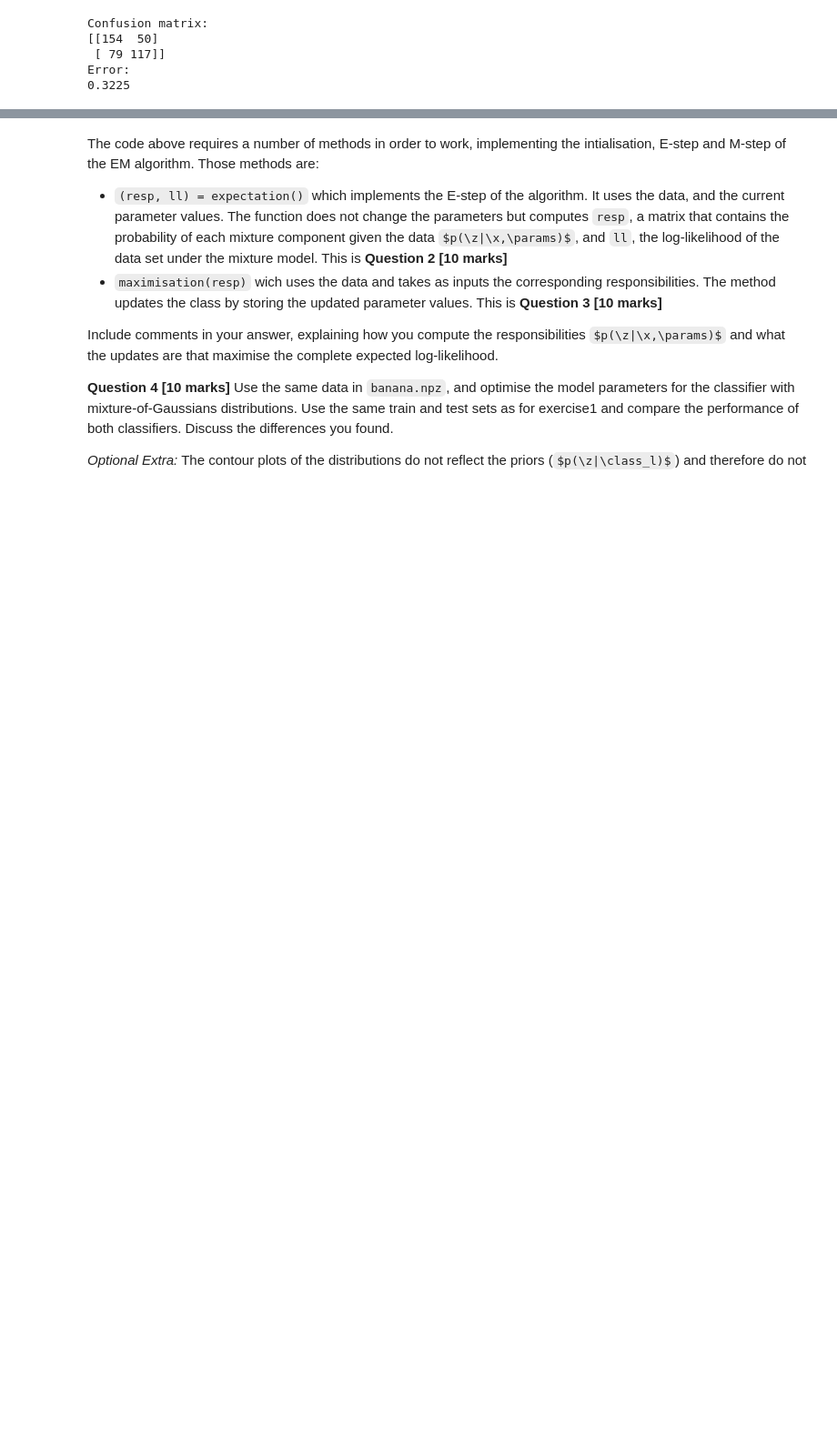
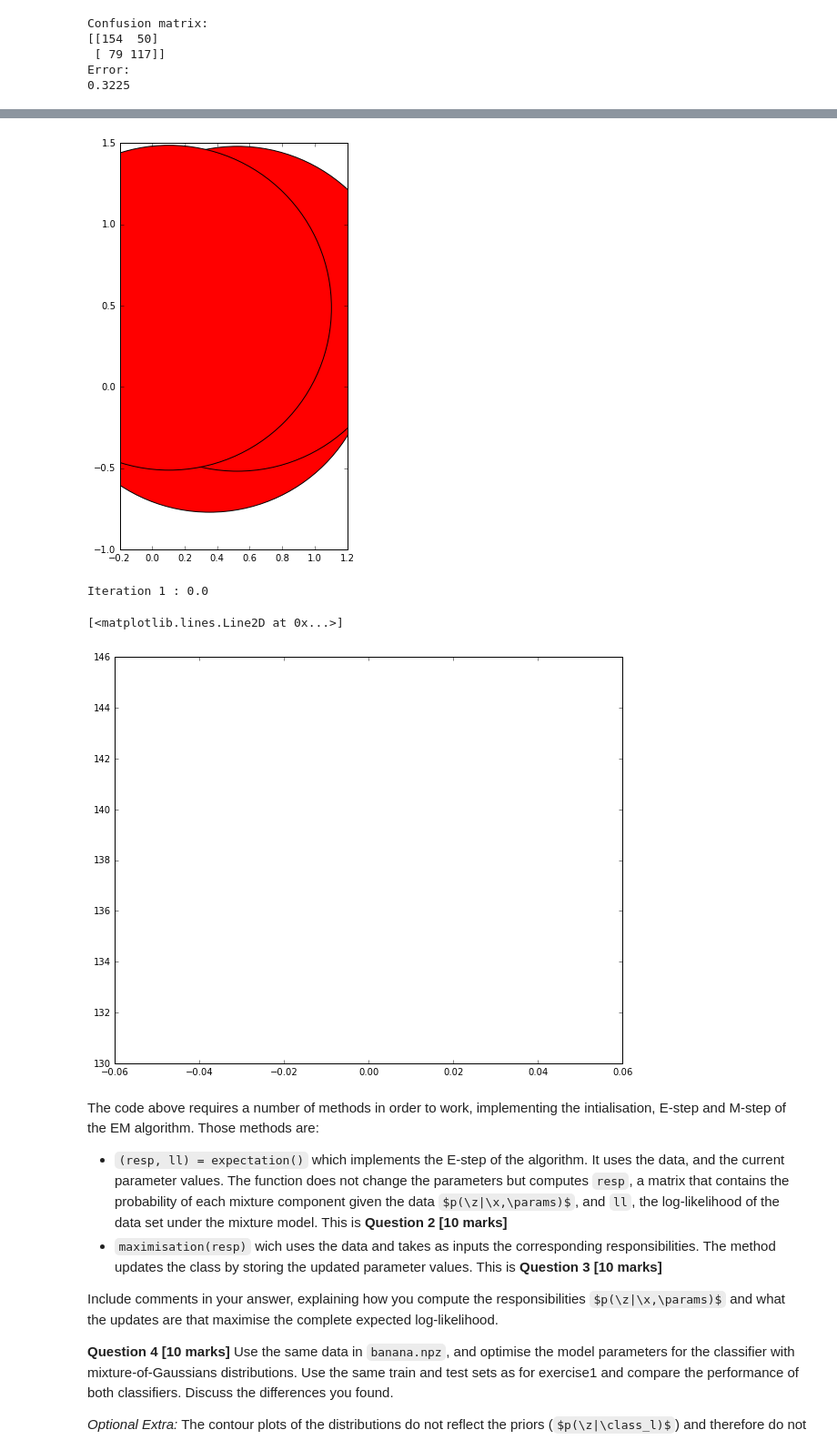
Before and after one commit to thomasbrus/machine-learning, a Jupyter notebook: advanced/practicum/week-2/lab-2.ipynb, the cells around one changed output, grey strips where cells are left out. Shown at 91% size. Cells and saved outputs as stored; diff of their text form; code cells hidden in the pictures; some formulas as TeX source; blank space fills up the shorter version.

```diff
--- a/advanced/practicum/week-2/lab-2.ipynb
+++ b/advanced/practicum/week-2/lab-2.ipynb
@@ -210,8 +210,14 @@ class MoG:
             self.mu.append(mu + .1*np.random.randn(nDim))
             self.sigma.append(np.eye(nDim))
 
+        # print "nMix = ", self.nMix
+        # print "mu = ", self.mu
+        # print "sigma = ", self.sigma
+        # print "data = ", self.data
+
     def em(self,maxIter=100,minInc=1e-5):
         llhist = np.zeros(maxIter)
+
         for iteration in range(maxIter):
             resp, ll = self.expectation()
             llhist[iteration]=ll
@@ -227,44 +233,75 @@ class MoG:
             self.plot()
         return llhist
 
+    # Q2
     def expectation(self):
         """Compute p(z|x,\theta)"""
-        # Q2
-        pass
+        responsibilities = np.zeros((len(self.data), self.nMix))
 
+        # print normPDF(self.data[j], self.mu[i], self.sigma[i]) * self.pi[i]
+        responsibilities = np.hstack(
+            [normPDF(self.data, self.mu[i], self.sigma[i]) * self.pi[i] for i in xrange(self.nMix)]
+        )
+
+        #gamma = [norm_distribution(x[j], mu[m_mixture], sigma[m_mixture], pi[m_mixture]) /
+        #            sum([norm_distribution(x[j], mu[i], sigma[i], pi[i]) for i in range(2)])
+        #            for j in range(len(x))]
+
+        # self.data
+        # self.pi
+        # self.mu
+        # self.sigma
+
+        # def log_likelihood(x, m, s, pi):
+        #     return sum([numpy.log(norm_distribution(x[i], m[0], s[0], pi[0]) + norm_distribution(x[i], m[1], s[1], pi[1]))
+        #         for i in range(len(x))])
+
+        # (resp, ll) = expectation() which implements the E-step of the algorithm.
+        # It uses the data, and the current parameter values. The function does not change
+        # the parameters but computes resp, a matrix that contains the probability of each
+        # mixture component given the data p(z|x,θ), and ll, the log-likelihood of the data
+        # set under the mixture model. This is Question 2 [10 marks]
+
+        return (responsibilities, sum(self.likelihood(self.data)))
+
+    # Q3
     def maximisation(self,resp):
-        # Q3
         pass
 
     def plot(self):
         fig = plt.gcf()
         display.display(fig)
         display.clear_output(wait=True)
         plt.clf()
         ax = fig.add_subplot(111, aspect='equal')
         plt.scatter(self.data[:,0],self.data[:,1])
         for m in range(self.nMix):
             [val,vect] = np.linalg.eig(self.sigma[m])
             e = Ellipse(xy=self.mu[m], width=2*np.sqrt(val[0]), height=2*np.sqrt(val[1]), angle=180*np.arctan2(vect[0,0],vect[1,0])/np.pi)
 
             e.set_facecolor([1,0,0])
             ax.add_artist(e)
         plt.show()
         time.sleep(.1)
 
     def likelihood(self,data):
         """Compute the marginal likelihood of the data given the mixture model, p(x|\theta), for
         all elements in `data`"""
         p = np.zeros(data.shape[0])
         for m in range(self.nMix):
             p += self.pi[m] * normPDF(data,self.mu[m],self.sigma[m])
         return p
 
 
 mog = MoG(A,3)
 llhist = mog.em()
 plt.figure()
 plt.plot(llhist)
+# %% [output]
+[figure, added]
+Iteration 1 : 0.0
+[<matplotlib.lines.Line2D at 0x...>]
+[figure, added]
 # %% [markdown]
 The code above requires a number of methods in order to work,
 implementing the intialisation, E-step and M-step of the EM
```
